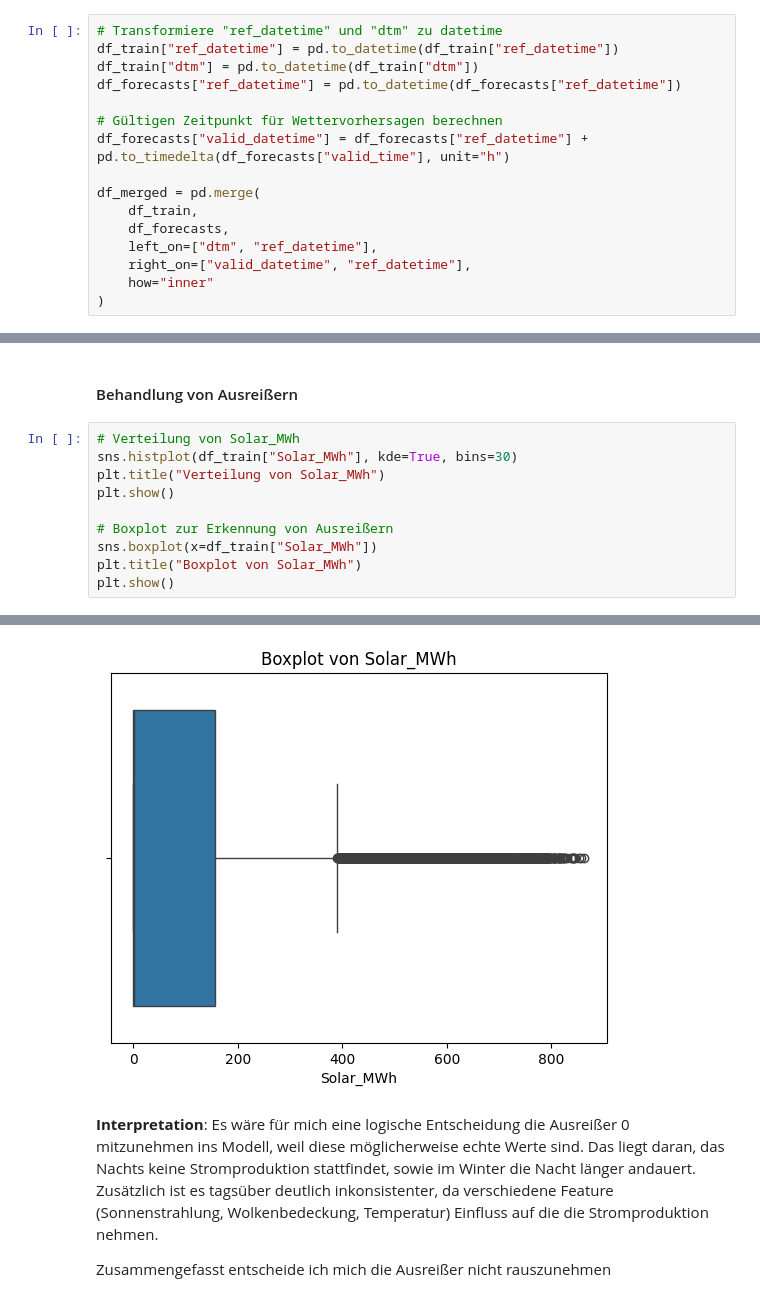
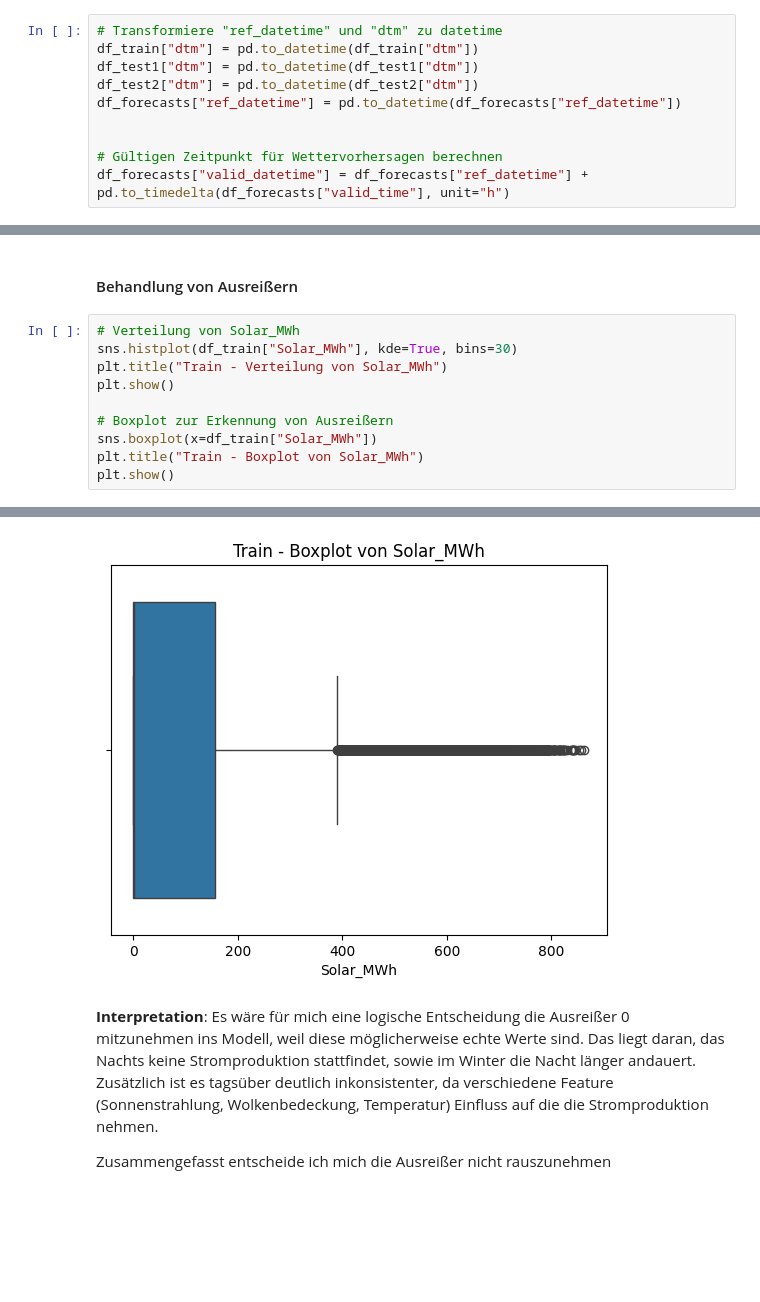
Before and after one commit to QMoWo/ML1-SolarForecasting_PowerRangers, a Jupyter notebook: Analyse_Training/test-Achim.ipynb, the cells around one changed output, grey strips where cells are left out. Cells and saved outputs as stored; diff of their text form; blank space fills up the shorter version.

```diff
--- a/Analyse_Training/test-Achim.ipynb
+++ b/Analyse_Training/test-Achim.ipynb
@@ -310,16 +361,10 @@ Im Winter sinkt die Stromerzeugung, da es schneller dunkel wird und weniger Sonn
 # %%
 # Transformiere "ref_datetime" und "dtm" zu datetime
-df_train["ref_datetime"] = pd.to_datetime(df_train["ref_datetime"])
 df_train["dtm"] = pd.to_datetime(df_train["dtm"])
+df_test1["dtm"] = pd.to_datetime(df_test1["dtm"])
+df_test2["dtm"] = pd.to_datetime(df_test2["dtm"])
 df_forecasts["ref_datetime"] = pd.to_datetime(df_forecasts["ref_datetime"])
+
 
 # Gültigen Zeitpunkt für Wettervorhersagen berechnen
 df_forecasts["valid_datetime"] = df_forecasts["ref_datetime"] + pd.to_timedelta(df_forecasts["valid_time"], unit="h")
-
-df_merged = pd.merge(
-    df_train,
-    df_forecasts,
-    left_on=["dtm", "ref_datetime"],
-    right_on=["valid_datetime", "ref_datetime"],
-    how="inner"
-)
@@ -397,11 +545,11 @@ Die Wolkenbedeckung weißt auf einen schwachen Zusammenhang zur Stromerzeugung,
 # %%
 # Verteilung von Solar_MWh
 sns.histplot(df_train["Solar_MWh"], kde=True, bins=30)
-plt.title("Verteilung von Solar_MWh")
+plt.title("Train - Verteilung von Solar_MWh")
 plt.show()
 
 # Boxplot zur Erkennung von Ausreißern
 sns.boxplot(x=df_train["Solar_MWh"])
-plt.title("Boxplot von Solar_MWh")
+plt.title("Train - Boxplot von Solar_MWh")
 plt.show()
 # %% [output]
@@ -409,4 +557,4 @@ plt.show()
-[figure, old version]
+[figure, new version]
 # %% [markdown]
 **Interpretation**: Es wäre für mich eine logische Entscheidung die Ausreißer 0 mitzunehmen ins Modell, weil diese möglicherweise echte Werte sind. Das liegt daran, das Nachts keine Stromproduktion stattfindet, sowie im Winter die Nacht länger andauert. <br>
 Zusätzlich ist es tagsüber deutlich inkonsistenter, da verschiedene Feature (Sonnenstrahlung, Wolkenbedeckung, Temperatur) Einfluss auf die die Stromproduktion nehmen.
```
Also changed, not shown: parts of 44 cells of this notebook.
